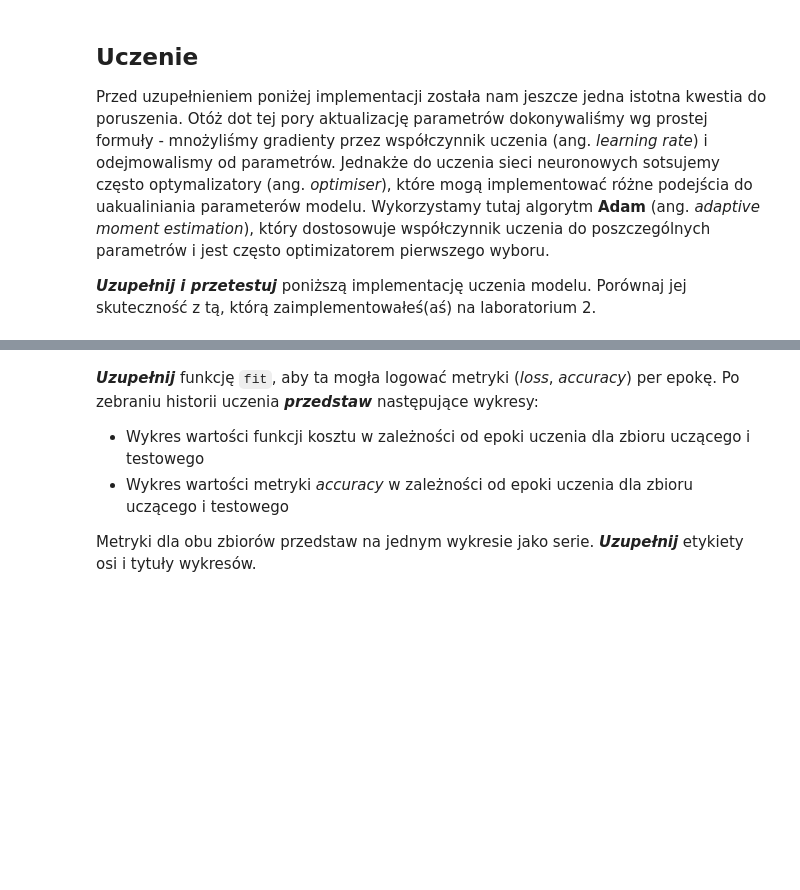
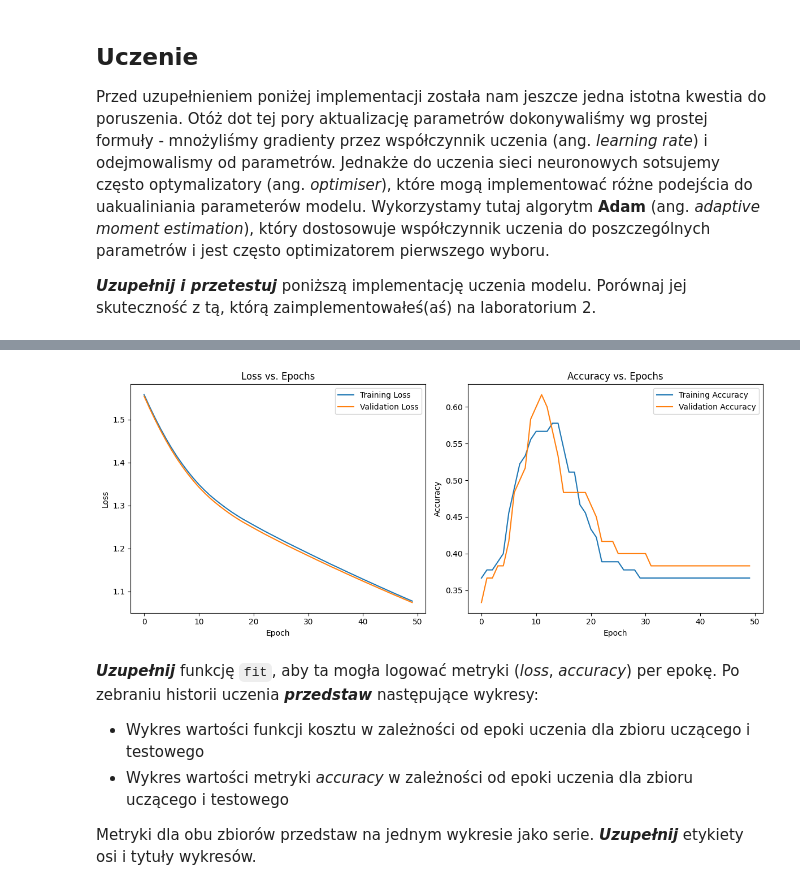
Before and after one commit to piotrdurniat/deep-neural-networks-lab, a Jupyter notebook: lab03.ipynb, the cells around one changed output, grey strips where cells are left out. Drawn from its saved outputs; the diff is of its cells as text; code cells hidden in the pictures; blank space fills up the shorter version.

````diff
--- a/lab03.ipynb
+++ b/lab03.ipynb
@@ -203,7 +237,9 @@ class Perceptron(nn.Module):
 ```
 ***Przetestuj*** poprawność swojej implementacji.
 # %%
-model = Perceptron().cuda()
+output_dim: int = len(torch.unique(y_train))
+input_dim: int = X_train.shape[1]
+model = Perceptron(input_dim, output_dim).cuda()
 y_pred_0 = model(X_train[0])
 print(y_pred_0)
 
@@ -248,11 +286,11 @@ def to_dataloader(
     y_test: torch.Tensor,
     batch_size: int = 32
 ) -> Tuple[DataLoader, DataLoader]:
-    train_ds = TensorDataset(___, ___, shuffle=True)
-    train_dl = DataLoader(___, batch_size=___)
+    train_ds = TensorDataset(X_train, y_train)
+    train_dl = DataLoader(train_ds, batch_size=batch_size, shuffle=True)
 
-    test_ds = TensorDataset(___, ___)
-    test_dl = DataLoader(___, batch_size=___)
+    test_ds = TensorDataset(X_test, y_test)
+    test_dl = DataLoader(test_ds, batch_size=batch_size)
 
     return train_dl, test_dl
 # %% [markdown]
@@ -275,7 +331,7 @@ def count_correct(
     y_pred: torch.Tensor, y_true: torch.Tensor
 ) -> torch.Tensor:
     preds = torch.argmax(y_pred, dim=1)
-    return (___ == ___).float().sum()
+    return (preds == y_true).float().sum()
 
 def validate(
     model: nn.Module,
@@ -286,7 +342,7 @@ def validate(
     correct = 0
     all = 0
     for X_batch, y_batch in dataloader:
-        y_pred = ___
+        y_pred = model.forward(X_batch)
         all += len(y_pred)
         loss += len(y_pred) * loss_fn(y_pred, y_batch)
         correct += count_correct(y_pred, y_batch)
@@ -304,33 +362,68 @@ Przed uzupełnieniem poniżej implementacji została nam jeszcze jedna istotna k
 
 ***Uzupełnij i przetestuj*** poniższą implementację uczenia modelu. Porównaj jej skuteczność z tą, którą zaimplementowałeś(aś) na laboratorium 2.
 # %%
+import matplotlib.pyplot as plt
 def fit(
     model: nn.Module, optimiser: optim.Optimizer,
     loss_fn: torch.nn.CrossEntropyLoss, train_dl: DataLoader,
     val_dl: DataLoader, epochs: int,
-    print_metrics: str = True
-):
+    print_metrics: bool = True
+) -> dict[str, list[float]]:
+
+    history: dict[str, list[float]] = {'train_loss': [], 'train_acc': [], 'val_loss': [], 'val_acc': []}
+
     for epoch in range(epochs):
         for X_batch, y_batch in train_dl:
-            y_pred = model(___) # Uzyskanie pseudoprawdopodobieństw dla próbek z minibatcha
-            loss = ___ # Policzenie funkcji straty
+            y_pred = model(X_batch) # Uzyskanie pseudoprawdopodobieństw dla próbek z minibatcha
+            loss = loss_fn(y_pred, y_batch) # Policzenie funkcji straty
 
-            loss.___() # Wsteczna propagacja z wyniku funkcji straty - policzenie gradientów i zapisanie ich w tensorach (parametrach)
+            loss.backward() # Wsteczna propagacja z wyniku funkcji straty - policzenie gradientów i zapisanie ich w tensorach (parametrach)
             optimiser.step() # Aktualizacja parametrów modelu przez optymalizator na podstawie gradientów zapisanych w tensorach (parametrach) oraz lr
             optimiser.zero_grad() # Wyzerowanie gradientów w modelu, alternatywnie można wywołać percepron.zero_grad()
 
         if print_metrics:
             model.eval() # Przełączenie na tryb ewaluacji modelu - istotne dla takich warstw jak Dropuot czy BatchNorm
             with torch.no_grad():  # Wstrzymujemy przeliczanie i śledzenie gradientów dla tensorów - w procesie ewaluacji modelu nie chcemy zmian w gradientach
-                train_loss, train_acc = validate(___)
-                val_loss, val_acc = validate(___)
+                train_loss, train_acc = validate(model, loss_fn, train_dl)
+                val_loss, val_acc = validate(model, loss_fn, val_dl)
                 print(
                     f"Epoch {epoch}: "
                     f"train loss = {train_loss:.3f} (acc: {train_acc:.3f}), "
                     f"validation loss = {val_loss:.3f} (acc: {val_acc:.3f})"
                 )
 
+                history['train_loss'].append(train_loss.item())
+                history['train_acc'].append(train_acc.item())
+                history['val_loss'].append(val_loss.item())
+                history['val_acc'].append(val_acc.item())
+
+
     model.eval() # Przełączenie na tryb ewaluacji modelu - istotne dla takich warstw jak Dropuot czy BatchNorm
+    return history
+
+def plot_history(history):
+    plt.figure(figsize=(12, 5))
+
+    # Wykres straty
+    plt.subplot(1, 2, 1)
+    plt.plot(history['train_loss'], label='Training Loss')
+    plt.plot(history['val_loss'], label='Validation Loss')
+    plt.title('Loss vs. Epochs')
+    plt.xlabel('Epoch')
+    plt.ylabel('Loss')
+    plt.legend()
+
+    # Wykres dokładności
+    plt.subplot(1, 2, 2)
+    plt.plot(history['train_acc'], label='Training Accuracy')
+    plt.plot(history['val_acc'], label='Validation Accuracy')
+    plt.title('Accuracy vs. Epochs')
+    plt.xlabel('Epoch')
+    plt.ylabel('Accuracy')
+    plt.legend()
+
+    plt.tight_layout()
+    plt.show()
 
 train_dl, test_dl = to_dataloader(
     X_train=X_train,
@@ -339,10 +432,18 @@ train_dl, test_dl = to_dataloader(
     y_test=y_test,
     batch_size=32
 )
-perceptron = Perceptron().cuda()
+
+input_dim: int = X_train.shape[1]
+output_dim: int = len(torch.unique(y_train))
+
+perceptron = Perceptron(input_dim, output_dim).cuda()
 optimiser = optim.Adam(perceptron.parameters(), lr=0.001)
 loss_fn = torch.nn.CrossEntropyLoss()
-fit(
+
+history = fit(
     model=perceptron, optimiser=optimiser, loss_fn=loss_fn,
     train_dl=train_dl, val_dl=test_dl, epochs=50
 )
+
+plot_history(history)
+# %% [output]
@@ -349,3 +467,4 @@ fit(
+[figure, added]
 # %% [markdown]
 ***Uzupełnij*** funkcję `fit`, aby ta mogła logować metryki (*loss*, *accuracy*) per epokę. Po zebraniu historii uczenia ***przedstaw*** następujące wykresy:
 - Wykres wartości funkcji kosztu w zależności od epoki uczenia dla zbioru uczącego i testowego
````
Also changed, not shown: parts of 15 cells of this notebook.
